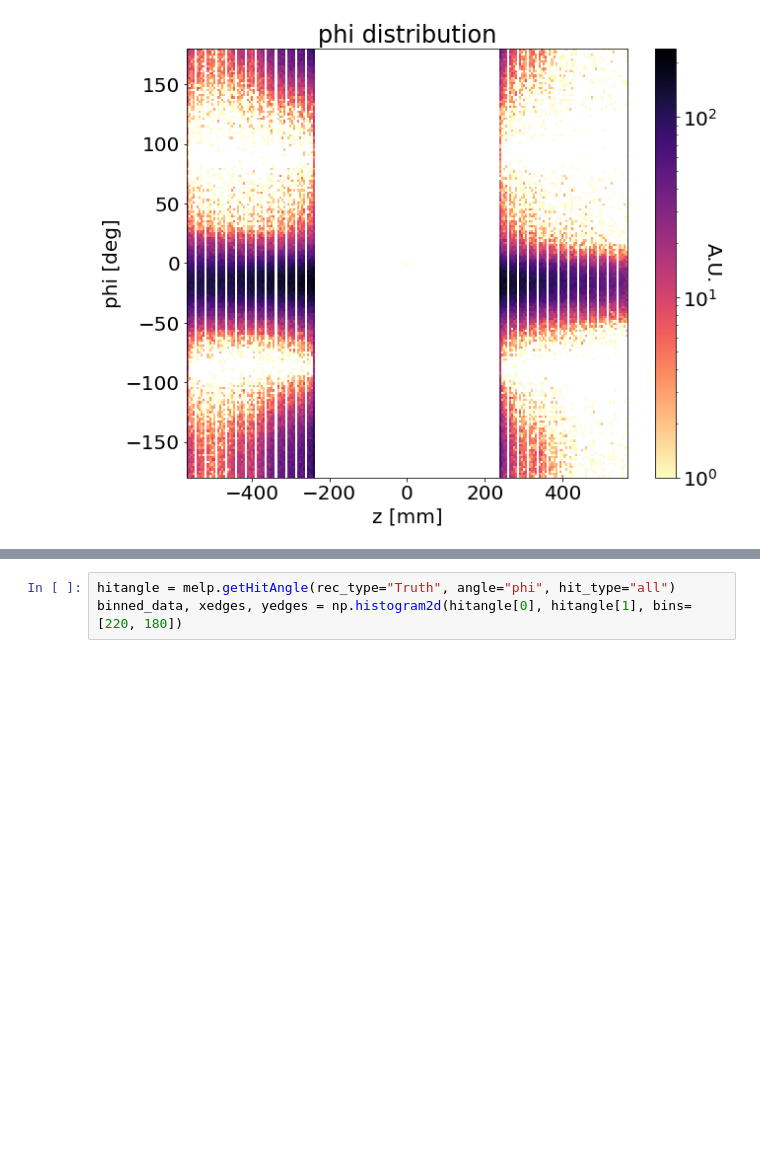
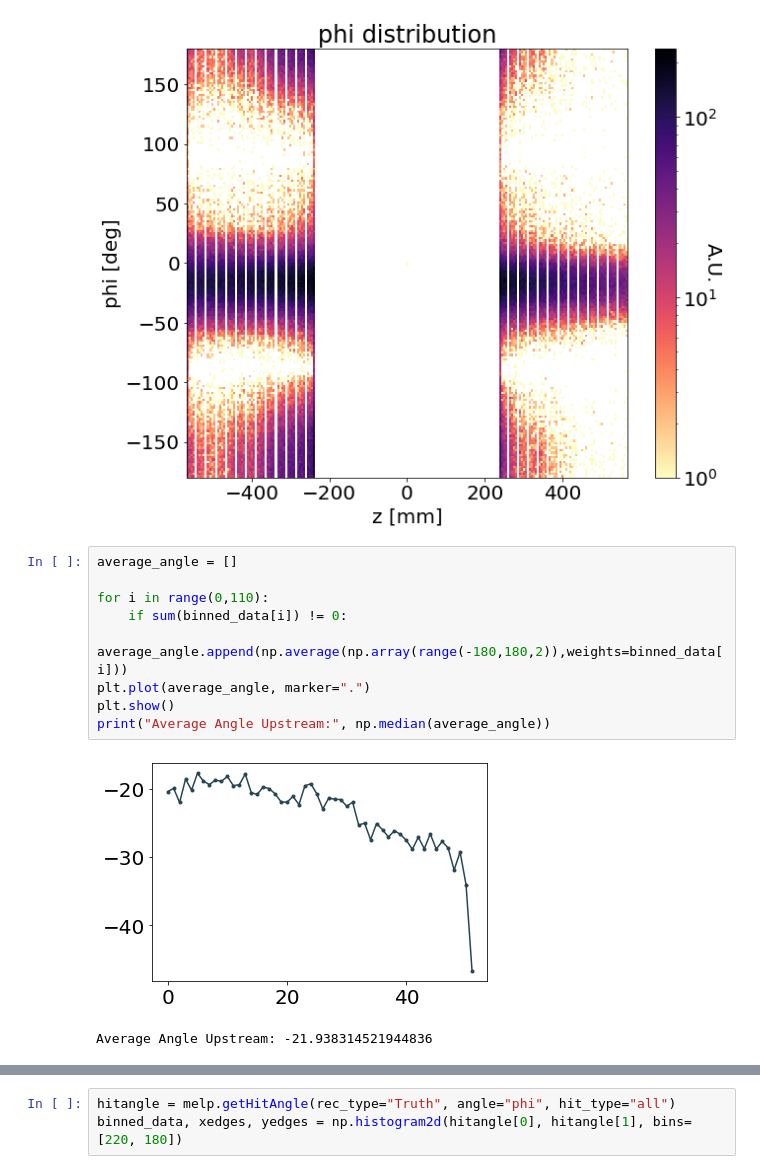
Before and after one commit to maximilianKoeper/melp, a Jupyter notebook: jupyter-notbooks/example_melp_v2.ipynb, the cells around one changed output, grey strips where cells are left out. Saved outputs shown, nothing was run; the diff lists cells and outputs as text; blank space fills up the shorter version.

```diff
--- a/jupyter-notbooks/example_melp_v2.ipynb
+++ b/jupyter-notbooks/example_melp_v2.ipynb
@@ -265,3 +302,15 @@ cbar.set_label('A.U.', rotation=270)
 plt.show()
 # %% [output]
 [figure]
+# %%
+average_angle = []
+
+for i in range(0,110):
+    if sum(binned_data[i]) != 0:
+        average_angle.append(np.average(np.array(range(-180,180,2)),weights=binned_data[i]))
+plt.plot(average_angle, marker=".")
+plt.show()
+print("Average Angle Upstream:", np.median(average_angle))
+# %% [output]
+[figure, added]
+Average Angle Upstream: -21.938314521944836
```
Also changed, not shown: parts of 13 cells of this notebook.
